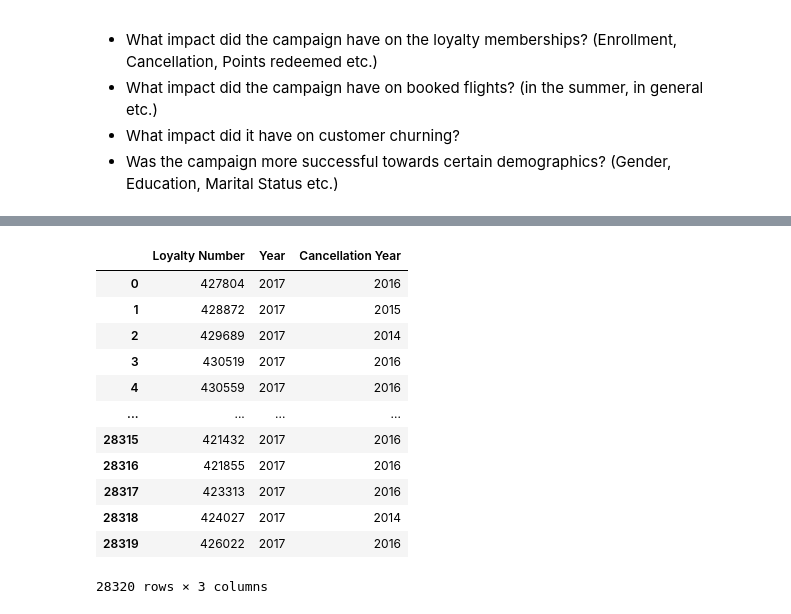
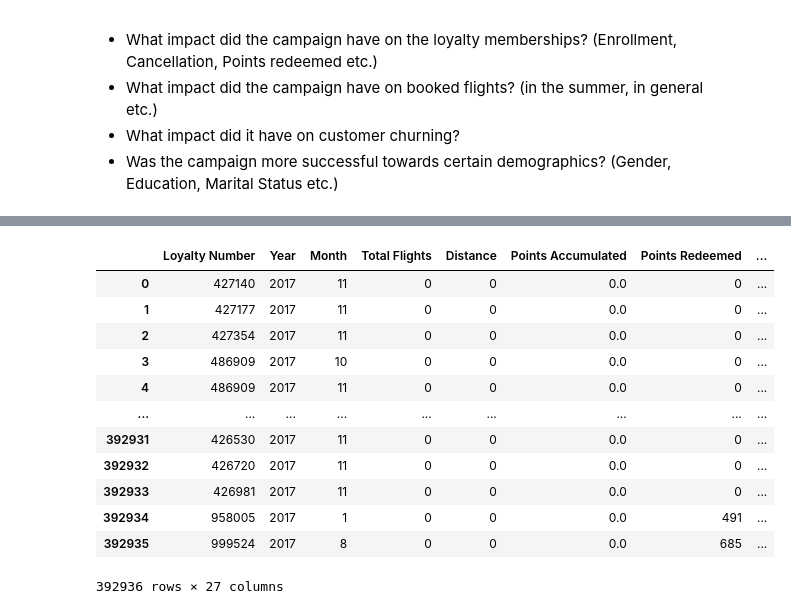
Before and after one commit to LeviZ08/Airline-Loyalty-Program-Churn-and-Analytics-, a Jupyter notebook: Airline_Analysis.ipynb, the cells around one changed output, grey strips where cells are left out. Saved outputs shown, nothing was run; the diff lists cells and outputs as text; code cells hidden in the pictures.

```diff
--- a/Airline_Analysis.ipynb
+++ b/Airline_Analysis.ipynb
@@ -131,23 +128,26 @@ duckdb.sql("""
 # %%
-#Joining the tables via SQL
+#Joining the tables
 
 duckdb.sql("""
-    SELECT *
+    SELECT *,
+        MAKE_DATE(Year, Month, 1) AS "Flight Date",
+        MAKE_DATE("Enrollment Year", "Enrollment Month", 1) AS "Enrollment Date",
+        MAKE_DATE("Cancellation Year", "Cancellation Month", 1) AS "Cancellation Date"
     FROM read_csv_auto('Customer Flight Activity.csv') cfa
     LEFT JOIN read_csv_auto('Customer Loyalty History.csv') clh
         on cfa."Loyalty Number" = clh."Loyalty Number"
            """).df()
 # %% [output]
-|  | Loyalty Number | Year | Cancellation Year |
-| 0 | 427804 | 2017 | 2016 |
-| 1 | 428872 | 2017 | 2015 |
-| 2 | 429689 | 2017 | 2014 |
-| 3 | 430519 | 2017 | 2016 |
-| 4 | 430559 | 2017 | 2016 |
-| ... | ... | ... | ... |
-| 28315 | 421432 | 2017 | 2016 |
-| 28316 | 421855 | 2017 | 2016 |
-| 28317 | 423313 | 2017 | 2016 |
-| 28318 | 424027 | 2017 | 2014 |
-| 28319 | 426022 | 2017 | 2016 |
+|  | Loyalty Number | Year | Month | Total Flights | Distance | Points Accumulated | Points Redeemed | ... |
+| 0 | 427140 | 2017 | 11 | 0 | 0 | 0.0 | 0 | ... |
+| 1 | 427177 | 2017 | 11 | 0 | 0 | 0.0 | 0 | ... |
+| 2 | 427354 | 2017 | 11 | 0 | 0 | 0.0 | 0 | ... |
+| 3 | 486909 | 2017 | 10 | 0 | 0 | 0.0 | 0 | ... |
+| 4 | 486909 | 2017 | 11 | 0 | 0 | 0.0 | 0 | ... |
+| ... | ... | ... | ... | ... | ... | ... | ... | ... |
+| 392931 | 426530 | 2017 | 11 | 0 | 0 | 0.0 | 0 | ... |
+| 392932 | 426720 | 2017 | 11 | 0 | 0 | 0.0 | 0 | ... |
+| 392933 | 426981 | 2017 | 11 | 0 | 0 | 0.0 | 0 | ... |
+| 392934 | 958005 | 2017 | 1 | 0 | 0 | 0.0 | 491 | ... |
+| 392935 | 999524 | 2017 | 8 | 0 | 0 | 0.0 | 685 | ... |
-28320 rows × 3 columns
+392936 rows × 27 columns
```
Also changed, not shown: parts of 6 cells of this notebook.
